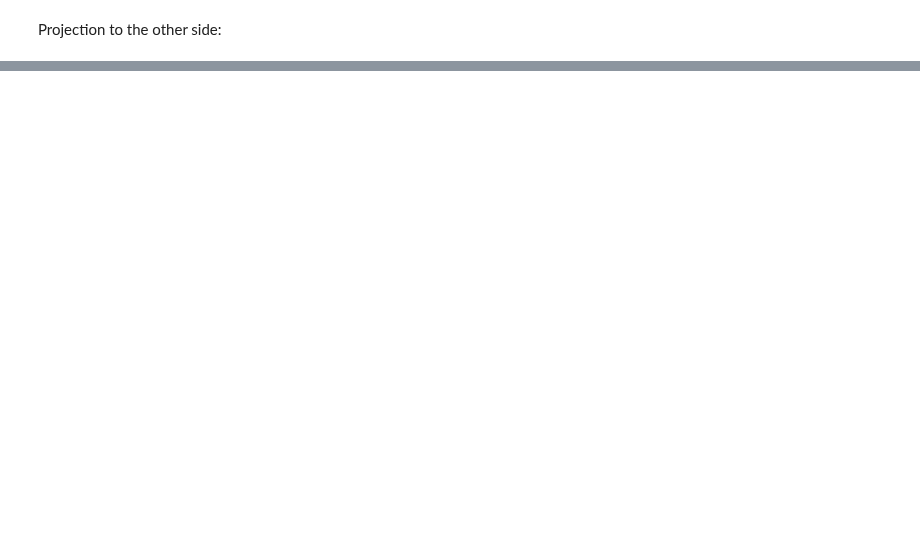
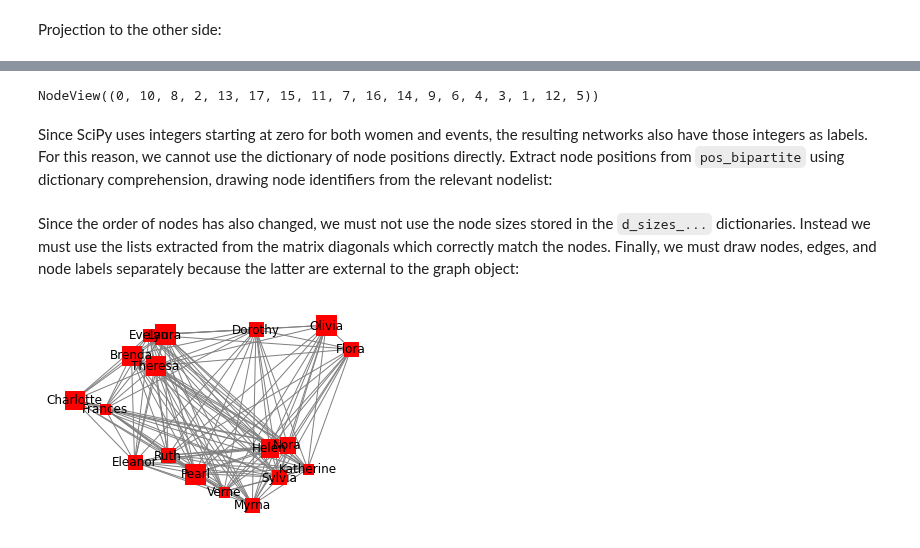
Before and after one commit to gesiscss/css_methods_python, a Jupyter notebook: c_data_preprocessing_methods/5_network_construction_and_visualization.ipynb, the cells around one changed output, grey strips where cells are left out. Drawn from its saved outputs; the diff is of its cells as text; code cells hidden in the pictures; blank space fills up the shorter version.

```diff
--- a/c_data_preprocessing_methods/5_network_construction_and_visualization.ipynb
+++ b/c_data_preprocessing_methods/5_network_construction_and_visualization.ipynb
@@ -975,0 +1403,3 @@ REPLICATE ABOVE RESULTS USING SciPy
+# %%
+l_sizes_women = list(m_davis_women.diagonal())
+l_sizes_events = list(m_davis_events.diagonal())
@@ -975,0 +1436,51 @@ REPLICATE ABOVE RESULTS USING SciPy
+# %%
+M_davis_women = nx.from_pandas_edgelist(
+    df=edgelist_davis_women,
+    source='source',
+    target='target',
+    edge_attr=['weight']
+)
+M_davis_events = nx.from_pandas_edgelist(
+    df=edgelist_davis_events,
+    source='source',
+    target='target',
+    edge_attr=['weight']
+)
+# %%
+M_davis_women.nodes()
+# %% [output]
+NodeView((0, 10, 8, 2, 13, 17, 15, 11, 7, 16, 14, 9, 6, 4, 3, 1, 12, 5))
+# %% [markdown]
+Since SciPy uses integers starting at zero for both women and events, the resulting networks also have those integers as labels. For this reason, we cannot use the dictionary of node positions directly. Extract node positions from `pos_bipartite` using dictionary comprehension, drawing node identifiers from the relevant nodelist:
+# %%
+pos_women = {women[women['woman'] == key].index[0]: value for (key, value) in pos_bipartite.items() if type(key) == str}
+pos_events = {events[events['event'] == key].index[0]: value for (key, value) in pos_bipartite.items() if type(key) == int}
+# %% [markdown]
+Since the order of nodes has also changed, we must not use the node sizes stored in the `d_sizes_...` dictionaries. Instead we must use the lists extracted from the matrix diagonals which correctly match the nodes. Finally, we must draw nodes, edges, and node labels separately because the latter are external to the graph object:
+# %%
+#plt.figure(figsize=(8, 8))
+# Draw woman nodes as red squares with the number of events as node size
+nx.draw_networkx_nodes(
+    G=M_davis_women,
+    pos=pos_women,
+    node_size=[50*size for size in l_sizes_women],
+    node_color='red',
+    node_shape='s'
+)
+# Draw edges in gray
+nx.draw_networkx_edges(
+    G=M_davis_women,
+    pos=pos_women,
+    edge_color='gray'
+)
+# Label women nodes in black
+nx.draw_networkx_labels(
+    G=M_davis_women,
+    pos=pos_women,
+    labels=women['woman'],
+    font_color='black'
+)
+plt.axis('off')
+plt.show()
+# %% [output]
+[figure, added]
```
Also changed, not shown: parts of 115 cells of this notebook.
